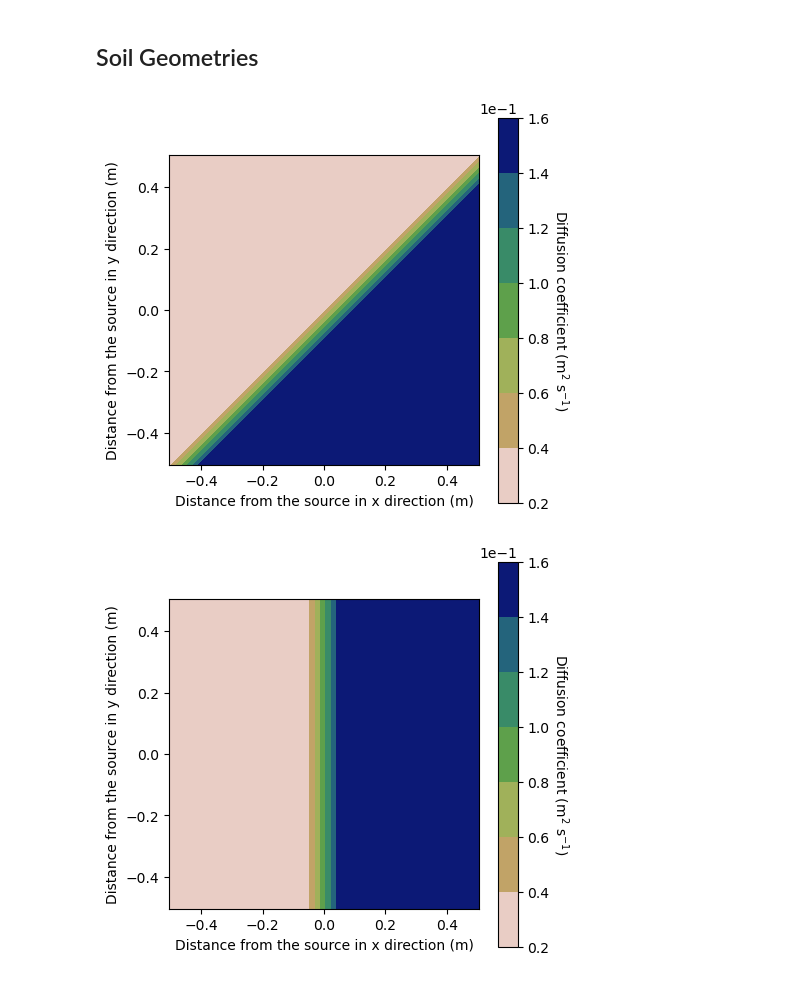
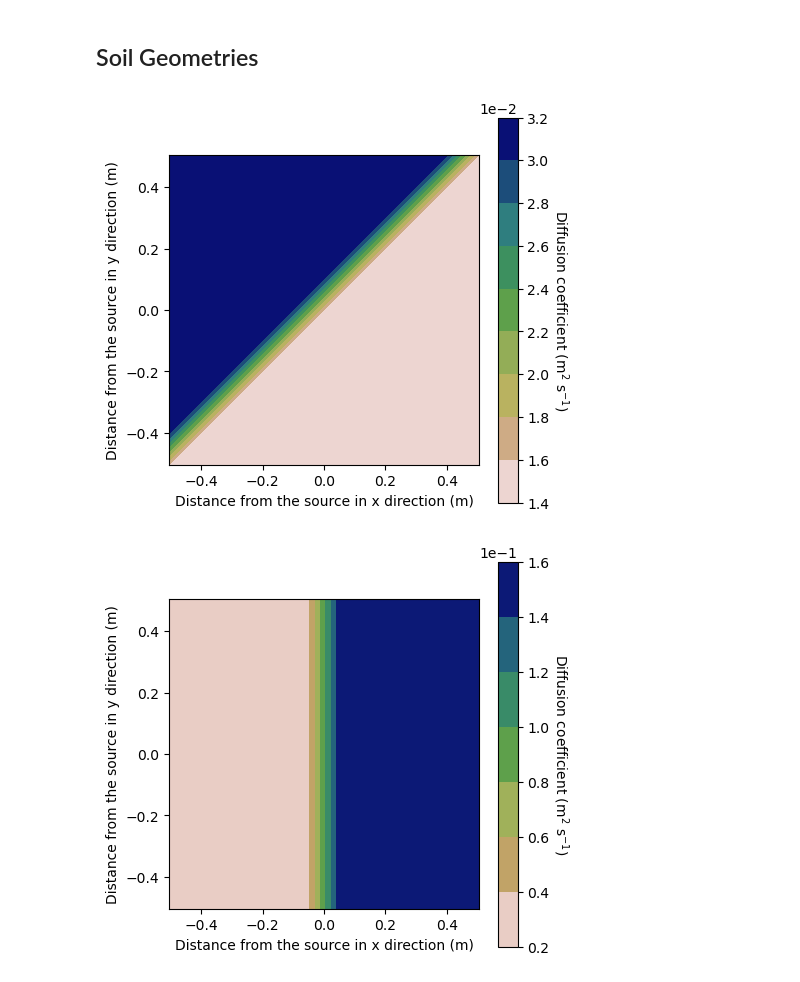
Before and after one commit to fongkenrui/A409_SeleniumDispersion, a Jupyter notebook: soil_geometry.ipynb, the cells around one changed output. Saved outputs shown, nothing was run; the diff lists cells and outputs as text; code cells hidden in the pictures.

Commit message:
Soil geometries complete

```diff
--- a/soil_geometry.ipynb
+++ b/soil_geometry.ipynb
@@ -76,9 +79,9 @@ Passed the stability test with 0.0315576
 ## Soil Geometries
 # %%
-fig_t2, ax_t2 = plot_soil_geometry(conc, triangle_2, [D_high, D_midium], D_background)
+fig_t2, ax_t2 = plot_soil_geometry(conc, triangle_2, [D_low, D_midium], D_background)
 fig_t2.savefig(f'./plots/soil_matrix_{triangle_2.__name__}.png')
 # %% [output]
-[figure, old version]
+[figure, new version]
 # %%
 fig_sqv2, ax_sqv2 = plot_soil_geometry(conc, square_vertical_2layers, [D_high, D_midium], D_background)
 fig_sqv2.savefig(f'./plots/soil_matrix_{square_vertical_2layers.__name__}.png')
```
Also changed, not shown: parts of 21 cells of this notebook, 4 other files.
